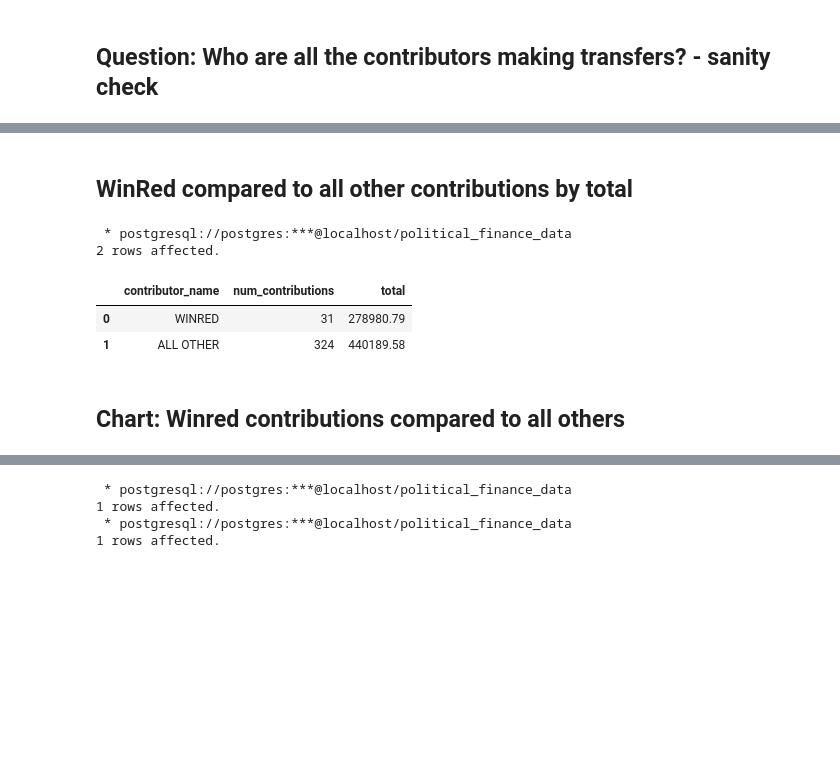
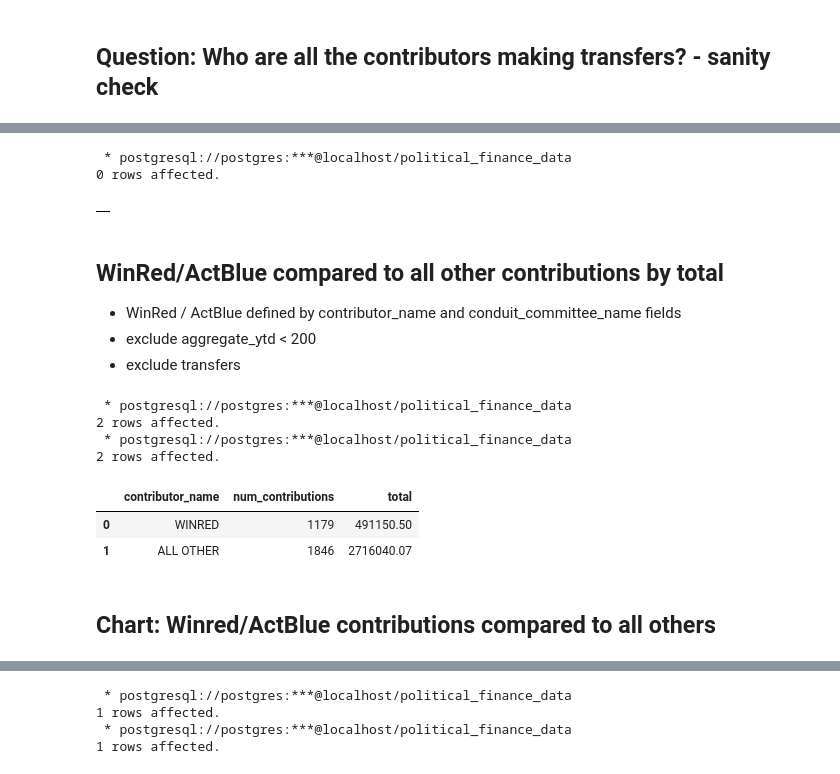
Before and after one commit to shadownetworkintel/dmt_fec_ingesters, a Jupyter notebook: Notebooks/universal_candidate_report.ipynb, the cells around one changed output, grey strips where cells are left out. Saved outputs shown, nothing was run; the diff lists cells and outputs as text; code cells hidden in the pictures; blank space fills up the shorter version.

```diff
--- a/Notebooks/universal_candidate_report.ipynb
+++ b/Notebooks/universal_candidate_report.ipynb
@@ -285,37 +309,71 @@ contributors_who_transfer
+# %%
+distinct_donors_from_winred_query = f"""
+SELECT DISTINCT contributor_name
+FROM schedule_a_contributions
+WHERE contribution_receipt_amount > 200
+  AND UPPER(conduit_COMMITTEE_name) in ('WINRED', 'ACTBLUE')
+  AND COMMITTEE_ID IN ({committee_ids_sql});"""
+
+distinct_donors_from_winred = %sql $distinct_donors_from_winred_query
+distinct_donors_from_winred
+# %% [output]
+ * postgresql://postgres:***@localhost/political_finance_data
+0 rows affected.
+|  |
 # %% [markdown]
-## WinRed compared to all other contributions by total
+## WinRed/ActBlue compared to all other contributions by total
+- WinRed / ActBlue defined by contributor_name and conduit_committee_name fields
+- exclude aggregate_ytd < 200
+- exclude transfers
 # %%
-winred_others_comp_query = f"""
+winred_actblue_others_comp_query = f"""
 SELECT
     contributor_name,
     COUNT(*) AS num_contributions,
     SUM(contribution_receipt_amount) AS total
 FROM schedule_a_contributions
 WHERE committee_id IN ({committee_ids_sql})
-  AND UPPER(contributor_name) ILIKE '%WINRED%'
-GROUP BY contributor_name
+  AND (
+    UPPER(contributor_name) in ('WINRED', 'ACTBLUE')
+    OR
+    UPPER(conduit_committee_name) in ('WINRED', 'ACTBLUE')
+    )
+  AND (
+  	UPPER(receipt_type_desc) NOT ILIKE '%TRANSFER%'
+	  OR
+	  receipt_type_desc is null
+	  )
+  AND contributor_aggregate_ytd > 200;
 
 UNION ALL
 
 SELECT
     'ALL OTHER' AS contributor_name,
     COUNT(*) AS num_contributions,
     SUM(contribution_receipt_amount) AS total
 FROM schedule_a_contributions
 WHERE committee_id IN ({committee_ids_sql})
-  AND receipt_type_desc NOT ILIKE '%TRANSFER%'
-  AND UPPER(contributor_name) NOT ILIKE '%WINRED%' ;
+  AND (
+    UPPER(receipt_type_desc) NOT ILIKE '%TRANSFER%'
+    OR
+    receipt_type_desc is null
+    )
+  AND UPPER(contributor_name) NOT in ('WINRED', 'ACTBLUE')
+  AND UPPER(conduit_committee_name) NOT in ('WINRED', 'ACTBLUE');
+  AND contributor_aggregate_ytd > 200;
   """
-winred_others_comp = %sql $winred_others_comp_query
-winred_others_comp
+winred_actblue_others_comp = %sql $winred_others_comp_query
+winred_actblue_others_comp
 # %% [output]
  * postgresql://postgres:***@localhost/political_finance_data
 2 rows affected.
+ * postgresql://postgres:***@localhost/political_finance_data
+2 rows affected.
 |  | contributor_name | num_contributions | total |
-| 0 | WINRED | 31 | 278980.79 |
-| 1 | ALL OTHER | 324 | 440189.58 |
+| 0 | WINRED | 1179 | 491150.50 |
+| 1 | ALL OTHER | 1846 | 2716040.07 |
 # %% [markdown]
-## Chart: Winred contributions compared to all others
+## Chart: Winred/ActBlue contributions compared to all others
 # %%
 plt.figure(figsize=(8, 4))
 barplot = sns.barplot(
```
Also changed, not shown: parts of 21 cells of this notebook.
